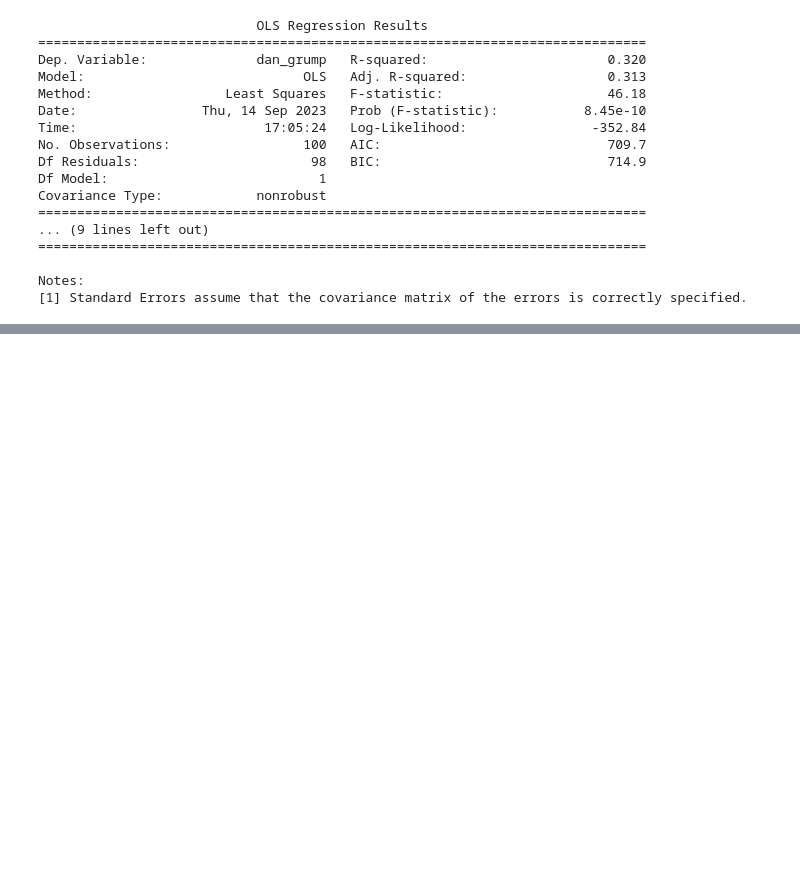
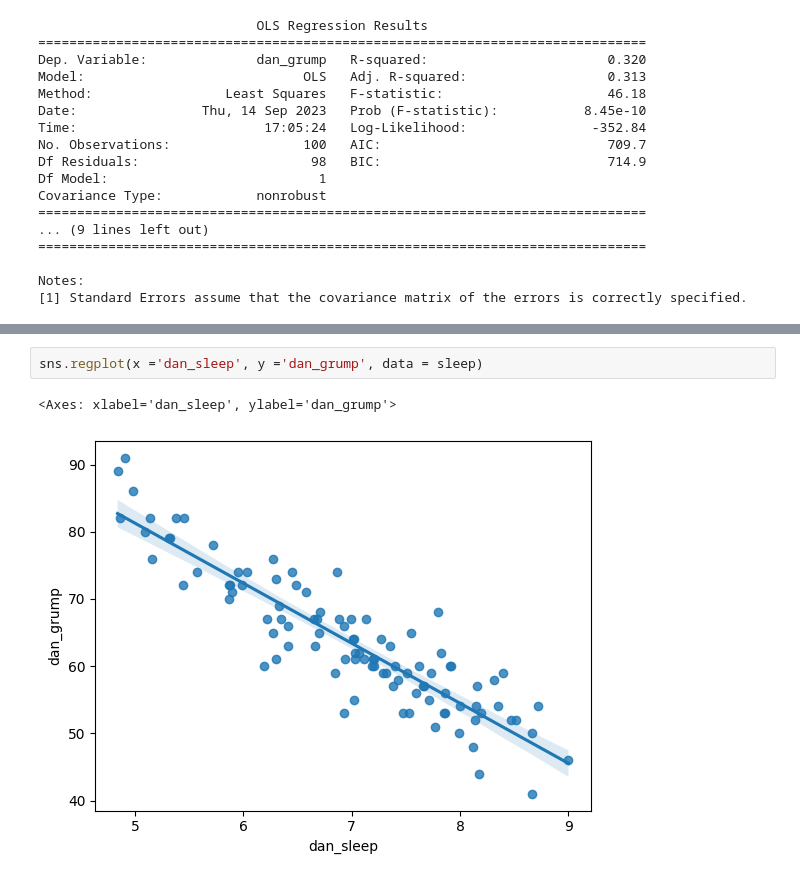
Before and after one commit to kennethayson/Skyline-Math-200, a Jupyter notebook: Sleep_Correlation_and_regression_Lab_Kenneth_Ayson.ipynb, the cells around one changed output, grey strips where cells are left out. Cells and saved outputs as stored; diff of their text form; blank space fills up the shorter version.

```diff
--- a/Sleep_Correlation_and_regression_Lab_Kenneth_Ayson.ipynb
+++ b/Sleep_Correlation_and_regression_Lab_Kenneth_Ayson.ipynb
@@ -167,0 +173,5 @@ Notes:
+# %%
+sns.regplot(x ='dan_sleep', y ='dan_grump', data = sleep)
+# %% [output]
+<Axes: xlabel='dan_sleep', ylabel='dan_grump'>
+[figure, added]
```
Also changed, not shown: parts of 2 cells of this notebook.
